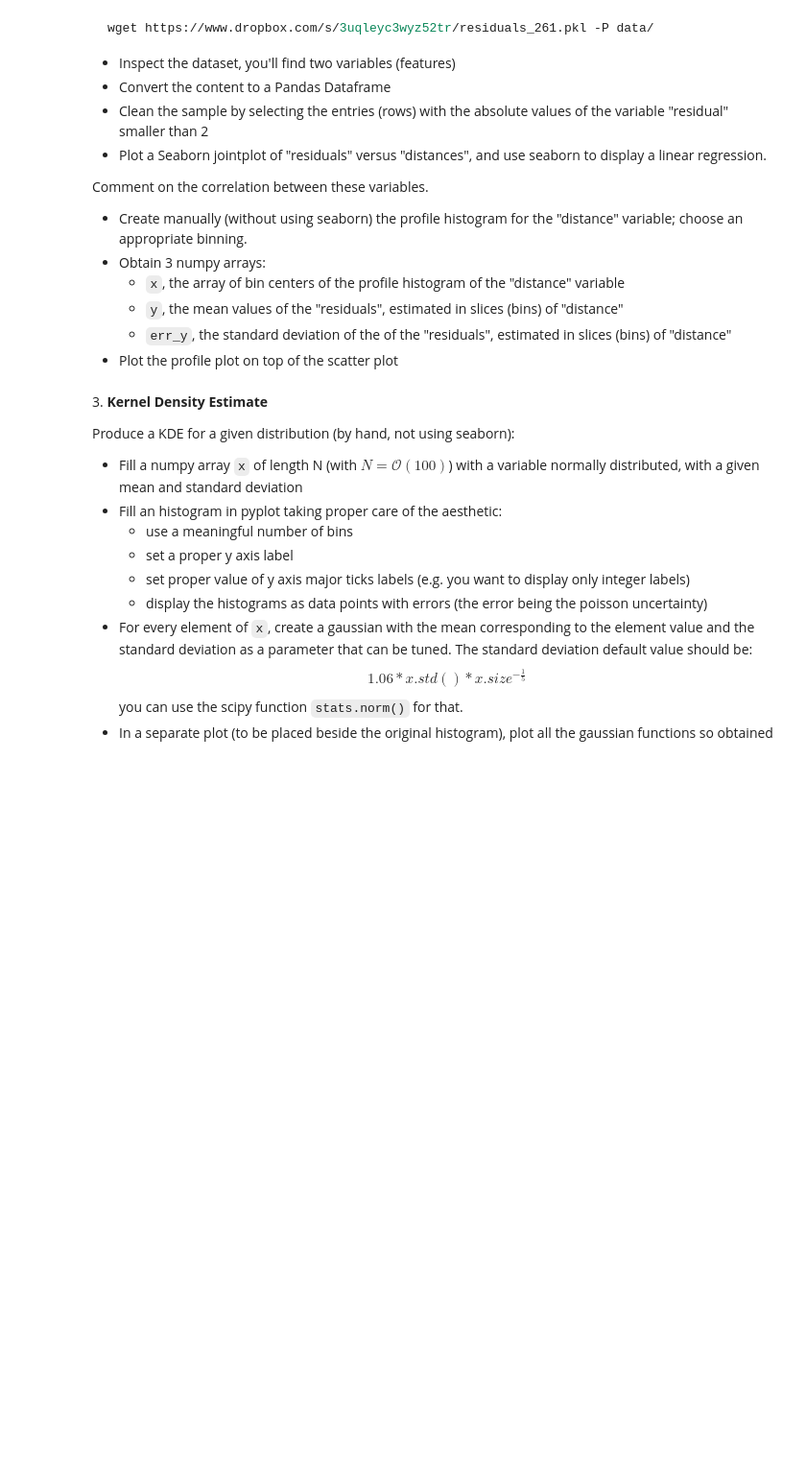
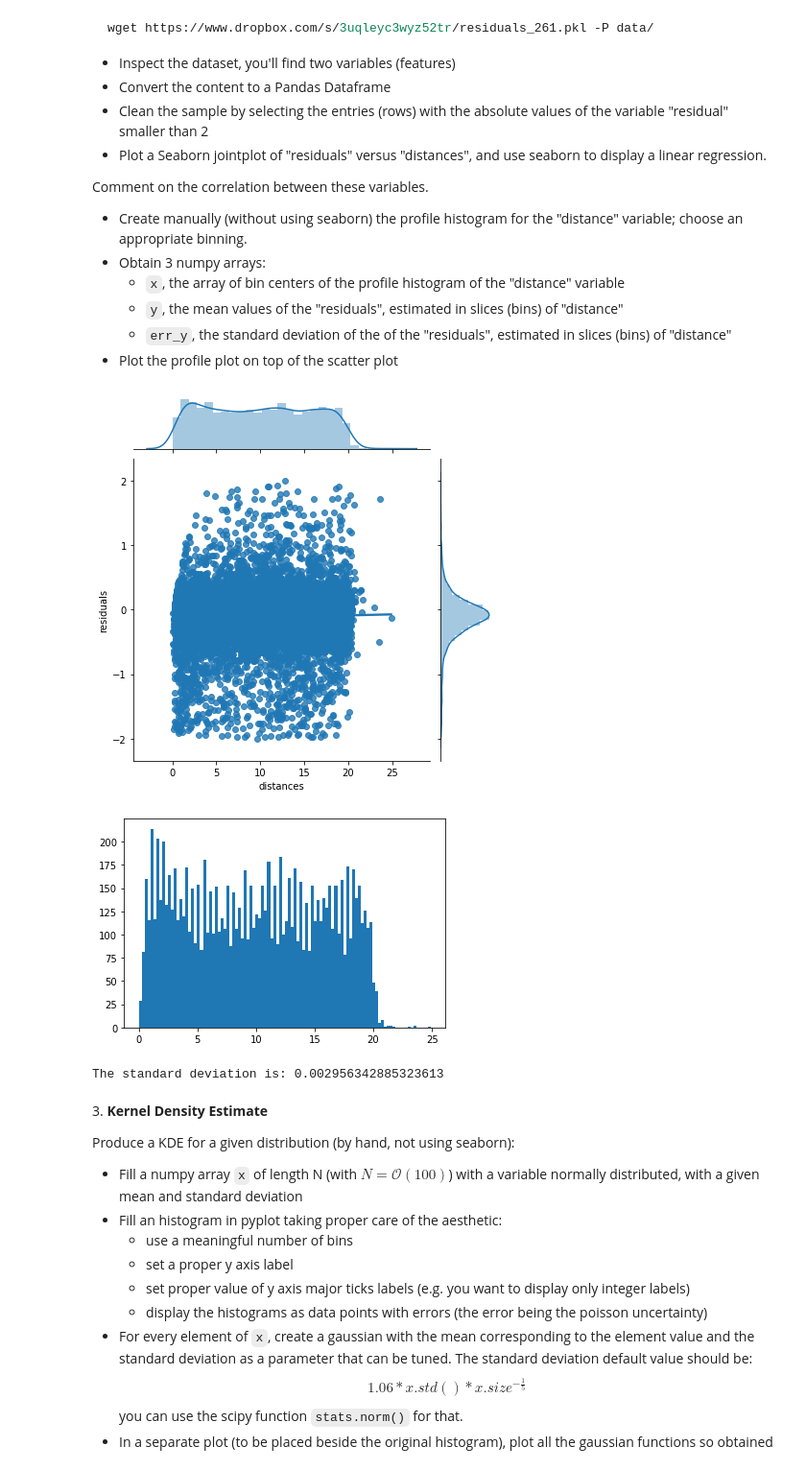
Before and after one commit to zucchett/HighLevelProgramming2021, a Jupyter notebook: 07ex_visualization.ipynb, the cells around one changed output. Shown at 96% size. Saved outputs shown, nothing was run; the diff lists cells and outputs as text; code cells hidden in the pictures; blank space fills up the shorter version.

```diff
--- a/07ex_visualization.ipynb
+++ b/07ex_visualization.ipynb
@@ -31,6 +58,38 @@ Comment on the correlation between these variables.
   * `y`, the mean values of the "residuals", estimated in slices (bins) of "distance"
   * `err_y`, the standard deviation of the of the "residuals", estimated in slices (bins) of "distance"
 * Plot the profile plot on top of the scatter plot
+# %%
+filename = "data/residuals_261.pkl"
+pd_res = pd.read_pickle(data_res)
+df_res = pd.DataFrame(pd_res.flat[0])
+df_res = df_res[df_res['residuals'].abs() < 2]
+df_res.reset_index(drop=True, inplace=True)
+#display(df_res)
+
+g = sns.jointplot(data=df_res, x="distances", y="residuals", kind="reg")
+#g.plot_joint(sns.regplot)
+plt.show()
+
+nbin = 100
+plt.hist(data=df_res, x="distances", bins = nbin)
+plt.show()
+
+x = df_res[0::nbin]
+x = x['distances']
+x=x.iloc[:].values
+
+y = df_res.groupby(np.arange(len(df_res))//nbin).mean()
+y = y['residuals']
+y = y.iloc[:].values
+
+mean = y.mean()
+sq = np.array([(i-mean)**2 for i in y])
+err_y = sq.sum()/y.size
+print("The standard deviation is: " + str(err_y))
+# %% [output]
+[figure, added]
+[figure, added]
+The standard deviation is: 0.002956342885323613
 # %% [markdown]
 3\. **Kernel Density Estimate**
 
```
Also changed, not shown: parts of 3 cells of this notebook.
